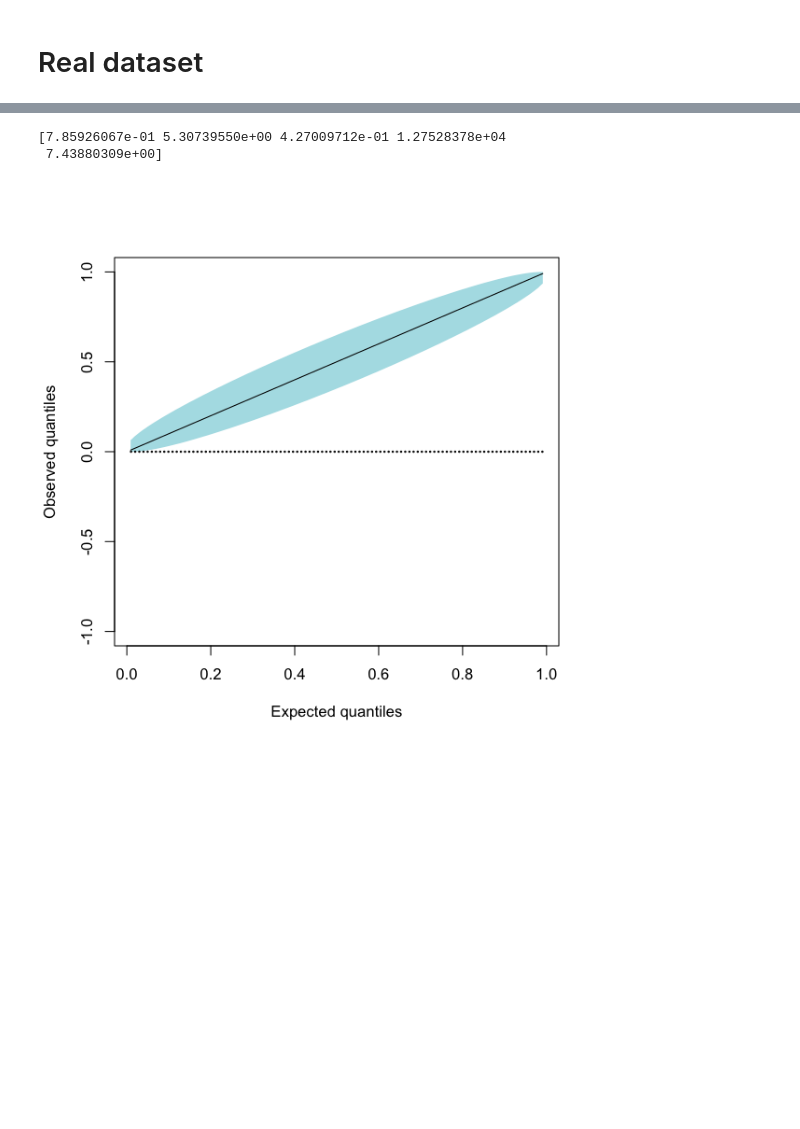
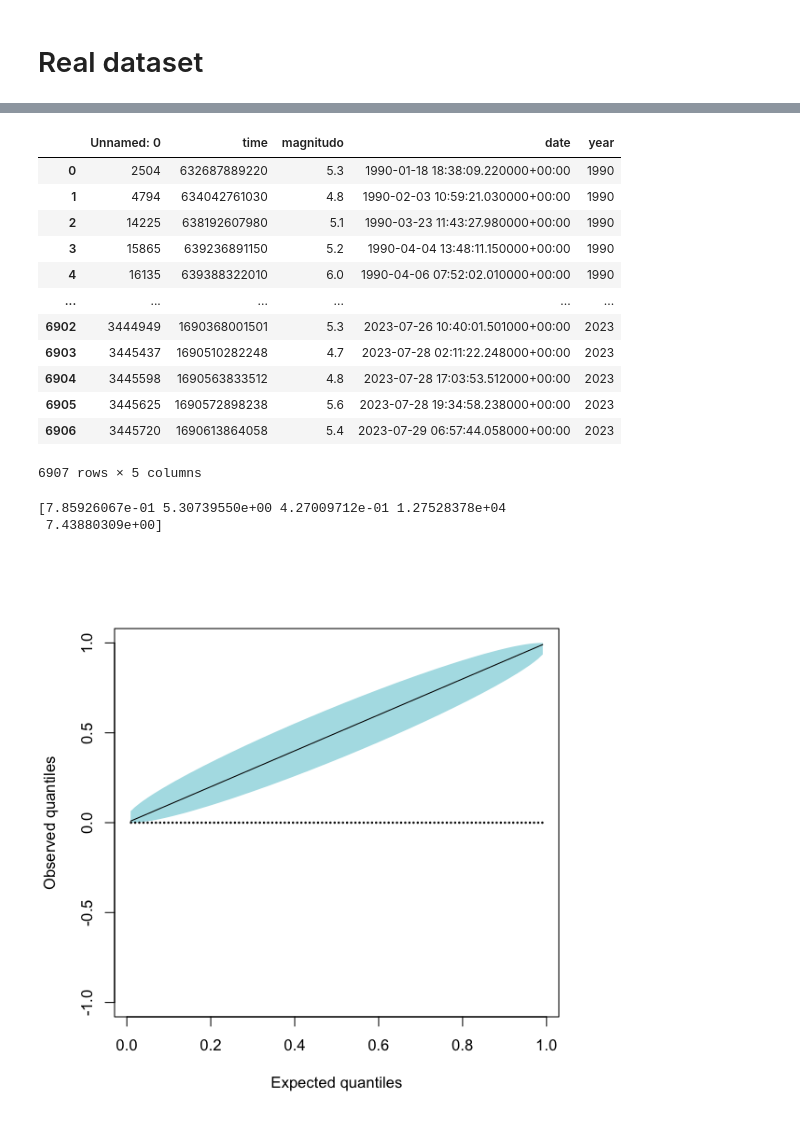
Before and after one commit to Msadeler/marked_exp_hawkes, a Jupyter notebook: example.ipynb, the cells around one changed output, grey strips where cells are left out. Saved outputs shown, nothing was run; the diff lists cells and outputs as text; code cells hidden in the pictures; blank space fills up the shorter version.

```diff
--- a/example.ipynb
+++ b/example.ipynb
@@ -329,3 +354,19 @@ def split_date(x):
+# %%
+sns.catplot(nb_point_per_yeau, x='year', y='magnetudo', kind = )
+# %% [output]
+|  | Unnamed: 0 | time | magnitudo | date | year |
+| 0 | 2504 | 632687889220 | 5.3 | 1990-01-18 18:38:09.220000+00:00 | 1990 |
+| 1 | 4794 | 634042761030 | 4.8 | 1990-02-03 10:59:21.030000+00:00 | 1990 |
+| 2 | 14225 | 638192607980 | 5.1 | 1990-03-23 11:43:27.980000+00:00 | 1990 |
+| 3 | 15865 | 639236891150 | 5.2 | 1990-04-04 13:48:11.150000+00:00 | 1990 |
+| 4 | 16135 | 639388322010 | 6.0 | 1990-04-06 07:52:02.010000+00:00 | 1990 |
+| ... | ... | ... | ... | ... | ... |
+| 6902 | 3444949 | 1690368001501 | 5.3 | 2023-07-26 10:40:01.501000+00:00 | 2023 |
+| 6903 | 3445437 | 1690510282248 | 4.7 | 2023-07-28 02:11:22.248000+00:00 | 2023 |
+| 6904 | 3445598 | 1690563833512 | 4.8 | 2023-07-28 17:03:53.512000+00:00 | 2023 |
+| 6905 | 3445625 | 1690572898238 | 5.6 | 2023-07-28 19:34:58.238000+00:00 | 2023 |
+| 6906 | 3445720 | 1690613864058 | 5.4 | 2023-07-29 06:57:44.058000+00:00 | 2023 |
+6907 rows × 5 columns
 # %%
 df['date1']= df['date'].apply(split_date)
 #df['magnitudo'] = df['magnitudo'].apply( lambda x : x/12)
```
Also changed, not shown: parts of 9 cells of this notebook.
